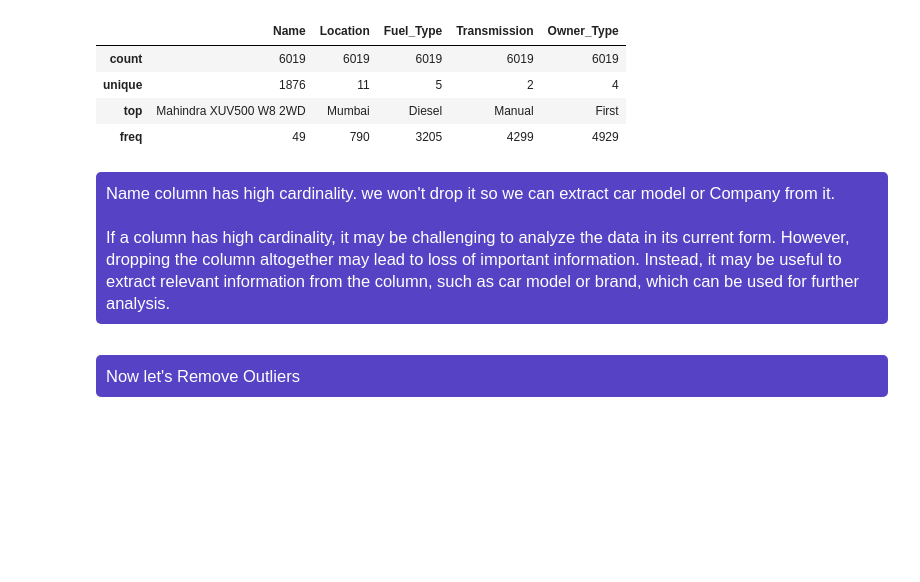
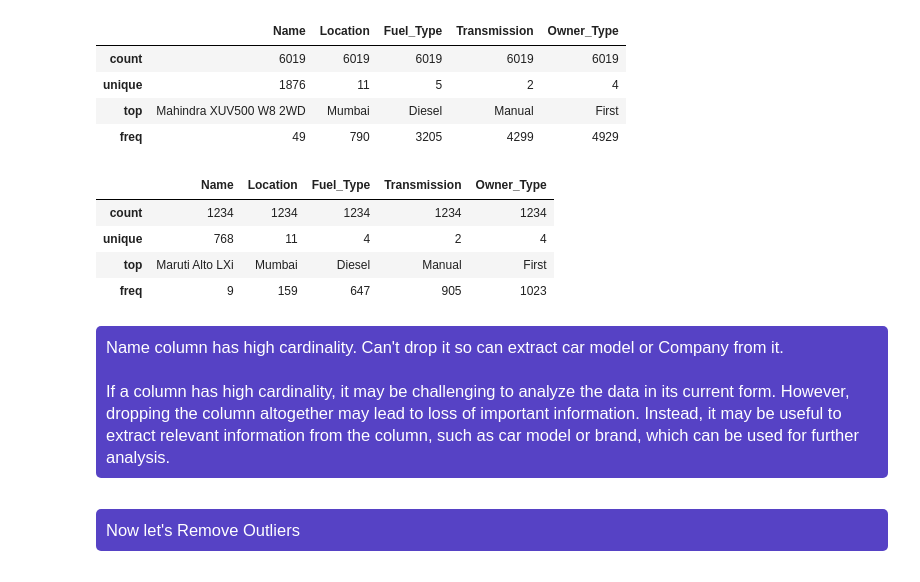
Before and after one commit to Shubhamskg/Car-Price-Prediction, a Jupyter notebook: car-price-prediction-accuracy-94-31.ipynb, the cells around one changed output. Cells and saved outputs as stored; diff of their text form; code cells hidden in the pictures; blank space fills up the shorter version.

```diff
--- a/car-price-prediction-accuracy-94-31.ipynb
+++ b/car-price-prediction-accuracy-94-31.ipynb
@@ -195,6 +203,14 @@ df.select_dtypes('object').describe()
 | unique | 1876 | 11 | 5 | 2 | 4 |
 | top | Mahindra XUV500 W8 2WD | Mumbai | Diesel | Manual | First |
 | freq | 49 | 790 | 3205 | 4299 | 4929 |
+# %%
+test.select_dtypes('object').describe()
+# %% [output]
+|  | Name | Location | Fuel_Type | Transmission | Owner_Type |
+| count | 1234 | 1234 | 1234 | 1234 | 1234 |
+| unique | 768 | 11 | 4 | 2 | 4 |
+| top | Maruti Alto LXi | Mumbai | Diesel | Manual | First |
+| freq | 9 | 159 | 647 | 905 | 1023 |
 # %% [markdown]
 <div style="color:white;
            display:fill;
@@ -206,7 +222,7 @@ df.select_dtypes('object').describe()
 
 <p style="padding: 10px;
               color:white;">
-Name column has high cardinality. we won't drop it so we can extract car model or Company from it.<br>
+Name column has high cardinality. Can't drop it so can extract car model or Company from it.<br>
 <br>If a column has high cardinality, it may be challenging to analyze the data in its current form. However, dropping the column altogether may lead to loss of important information. Instead, it may be useful to extract relevant information from the column, such as car model or brand, which can be used for further analysis.
 </p>
 </div>
```
Also changed, not shown: parts of 27 cells of this notebook, 3 other files.
